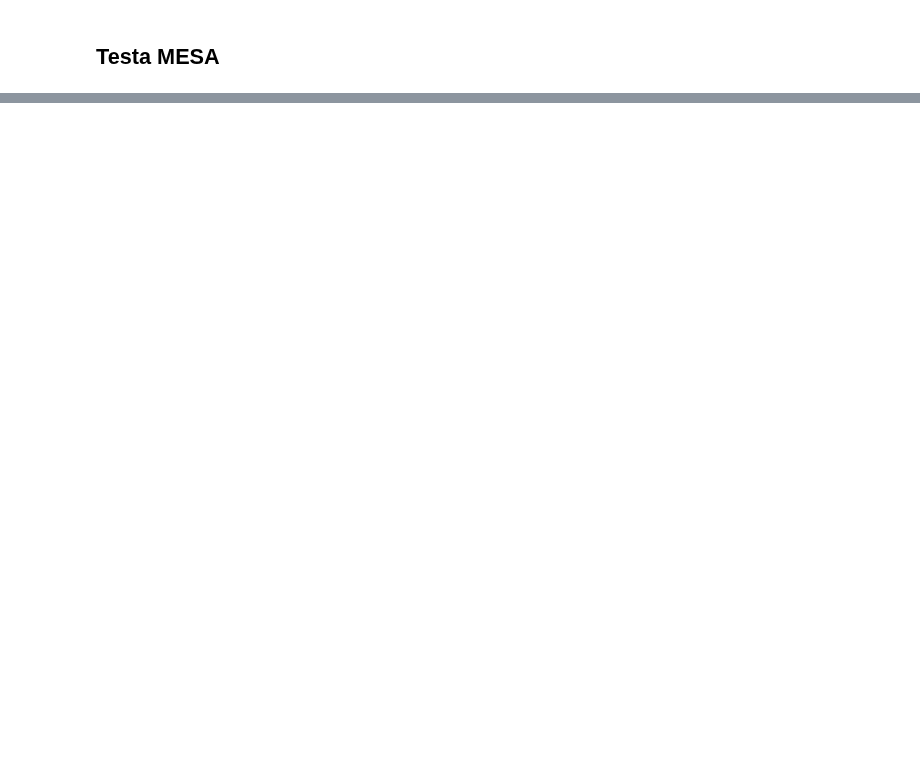
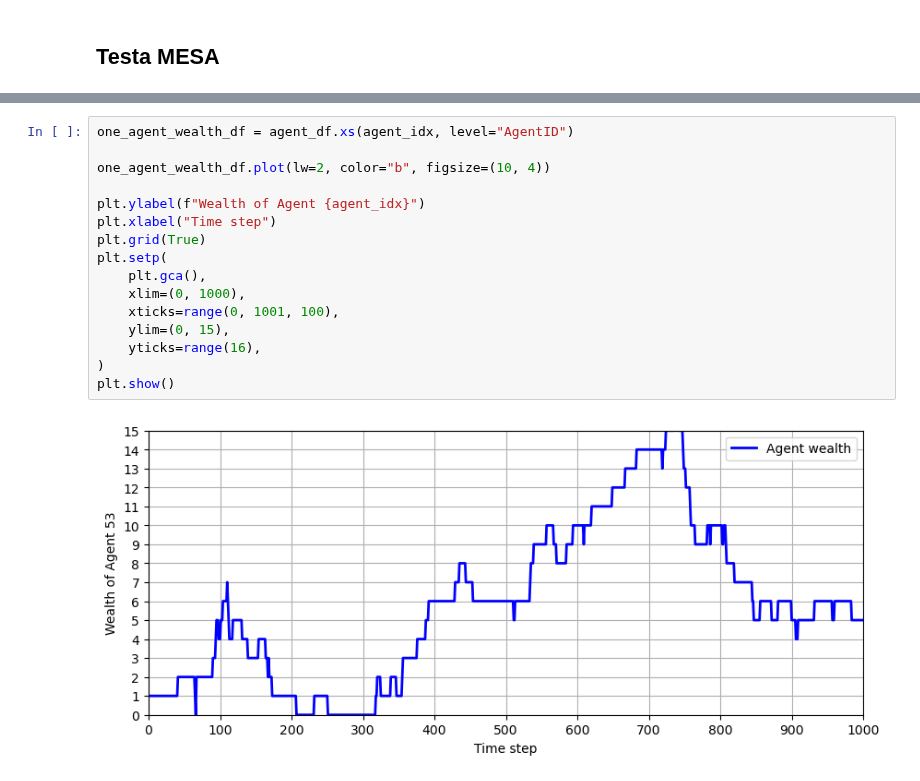
Before and after one commit to tovebrunell/ABM, a Jupyter notebook: Tove testar.ipynb, the cells around one changed output, grey strips where cells are left out. Cells and saved outputs as stored; diff of their text form; blank space fills up the shorter version.

```diff
--- a/Tove testar.ipynb
+++ b/Tove testar.ipynb
@@ -32,0 +145,18 @@ ModuleNotFoundError: No module named 'mesa.time'
+# %%
+one_agent_wealth_df = agent_df.xs(agent_idx, level="AgentID")
+
+one_agent_wealth_df.plot(lw=2, color="b", figsize=(10, 4))
+
+plt.ylabel(f"Wealth of Agent {agent_idx}")
+plt.xlabel("Time step")
+plt.grid(True)
+plt.setp(
+    plt.gca(),
+    xlim=(0, 1000),
+    xticks=range(0, 1001, 100),
+    ylim=(0, 15),
+    yticks=range(16),
+)
+plt.show()
+# %% [output]
+[figure, added]
```
Also changed, not shown: parts of 12 cells of this notebook, 1 other file.
